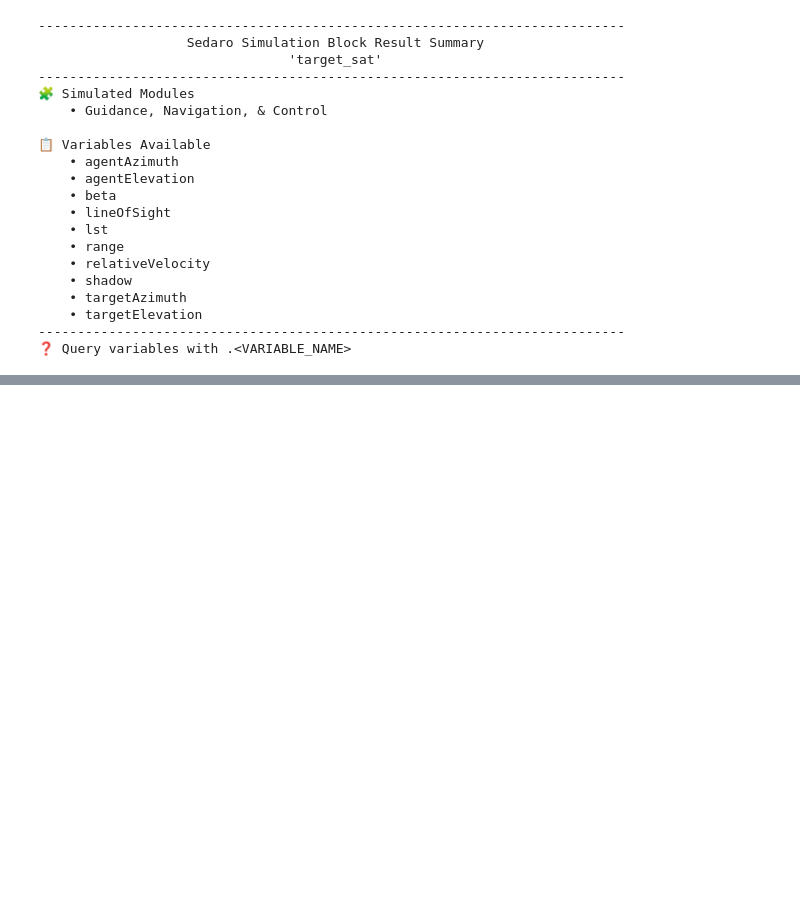
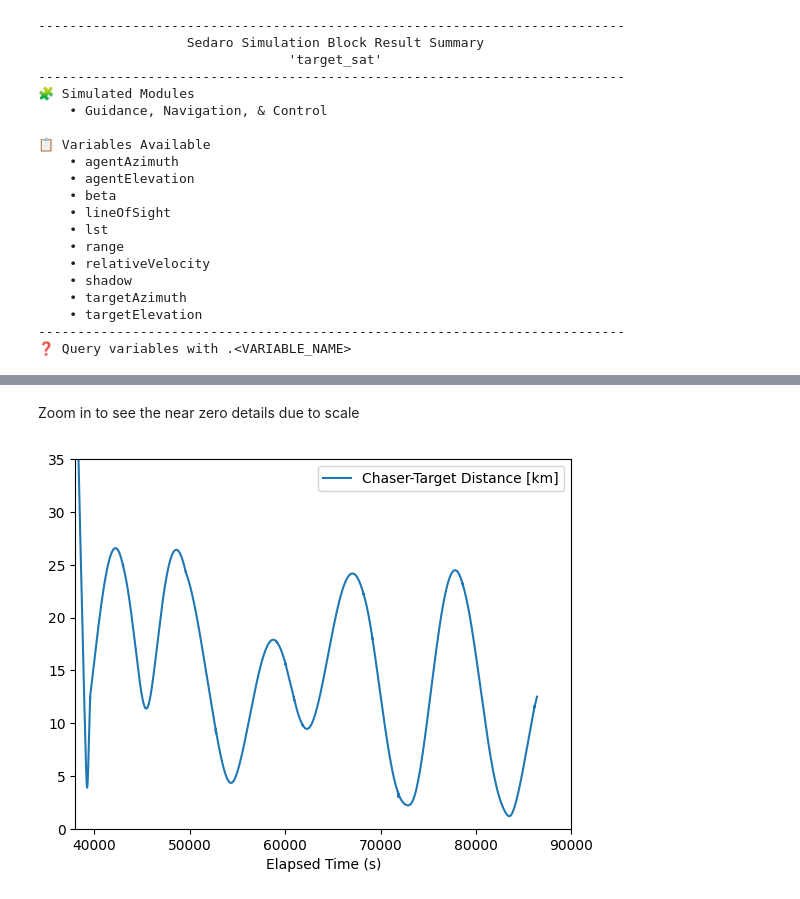
Before and after one commit to sedaro/modsim-notebooks, a Jupyter notebook: examples/coplanar_rendezvous/thrust_maneuver.ipynb, the cells around one changed output, grey strips where cells are left out. Cells and saved outputs as stored; diff of their text form; code cells hidden in the pictures; blank space fills up the shorter version.

```diff
--- a/examples/coplanar_rendezvous/thrust_maneuver.ipynb
+++ b/examples/coplanar_rendezvous/thrust_maneuver.ipynb
@@ -389,0 +385,8 @@ min(results.agent('Chaser').block('PM9CbKdVhBjTwj7bMb3TPz').range['km'].values)
+# %% [markdown]
+Zoom in to see the near zero details due to scale
+# %%
+results.agent('Chaser').block('PM9CbKdVhBjTwj7bMb3TPz').range['km'].plot(xlim=[38000,90000], ylim=[0,35], label="Chaser-Target Distance [km]", show=False)
+plt.legend()
+plt.show()
+# %% [output]
+[figure, added]
```
Also changed, not shown: parts of 7 cells of this notebook.
